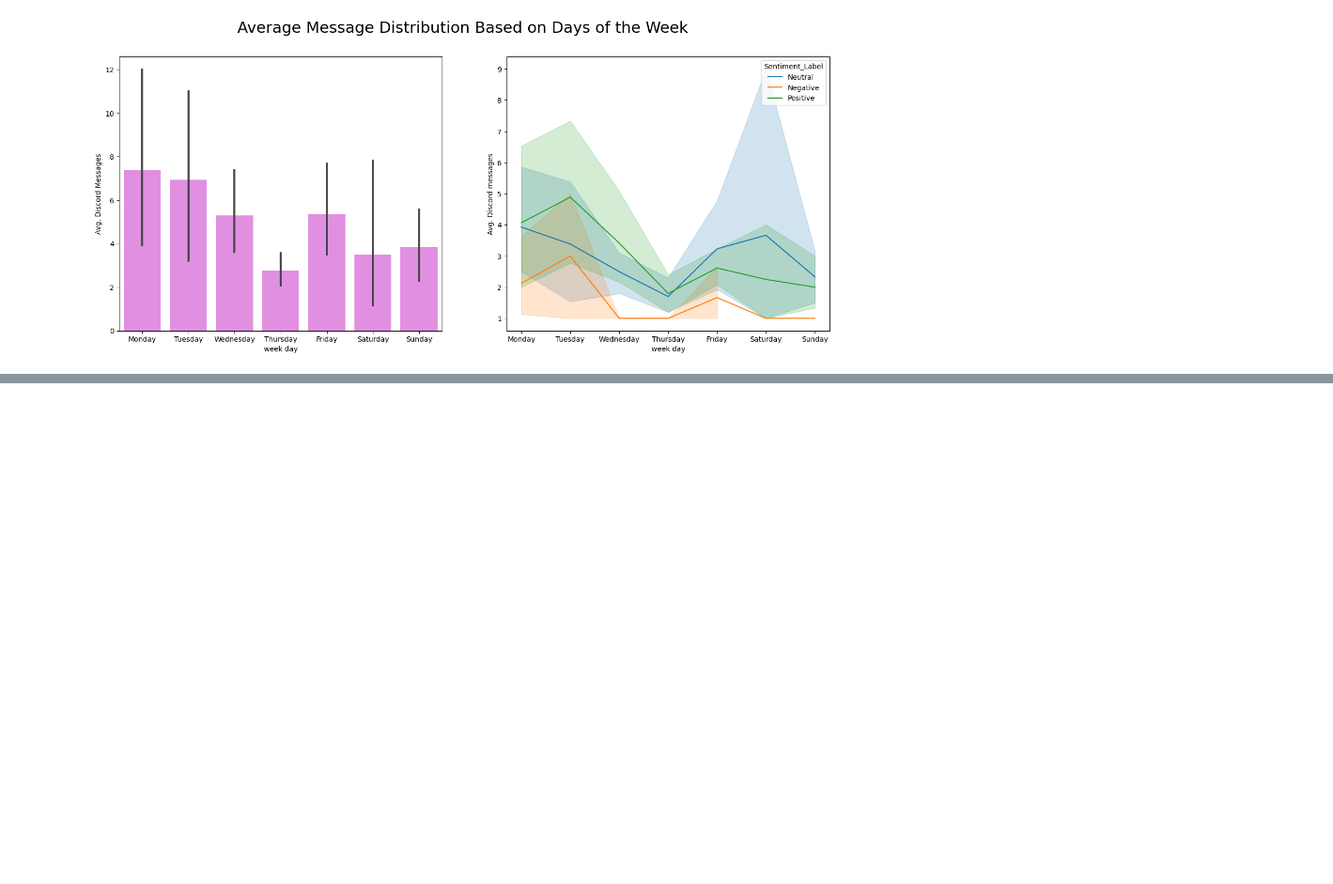
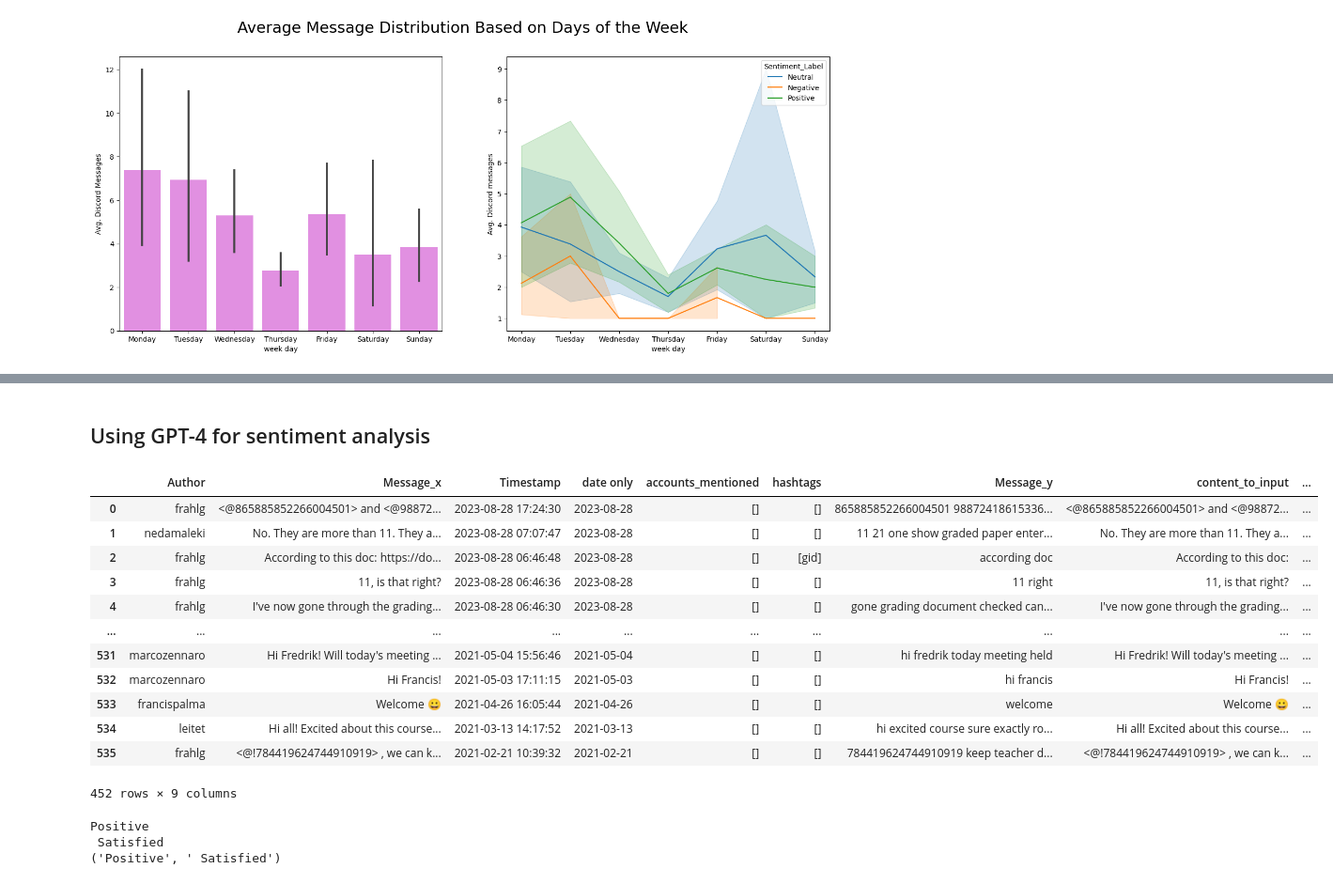
Before and after one commit to iot-lnu/Research-DiscordAnalysis, a Jupyter notebook: DiscordAnalysis_TeacherChannel_csv.ipynb, the cells around one changed output, grey strips where cells are left out. Shown: that part at 94% size. Drawn from its saved outputs; the diff is of its cells as text; code cells hidden in the pictures; blank space fills up the shorter version.

Commit message:
teacher messages labeled

```diff
--- a/DiscordAnalysis_TeacherChannel_csv.ipynb
+++ b/DiscordAnalysis_TeacherChannel_csv.ipynb
@@ -382,0 +461,21 @@ plt.axis('off')
+# %% [markdown]
+## Using GPT-4 for sentiment analysis
+# %%
+# Drop rows where 'message' column is an empty string
+df_messages = df[df["content_to_input"] != '']
+# %%
+df_messages
+# %% [output]
+|  | Author | Message_x | Timestamp | date only | accounts_mentioned | hashtags | Message_y | content_to_input | ... |
+| 0 | frahlg | <@865885852266004501> and <@98872... | 2023-08-28 17:24:30 | 2023-08-28 | [] | [] | 865885852266004501 98872418615336... | <@865885852266004501> and <@98872... | ... |
+| 1 | nedamaleki | No. They are more than 11. They a... | 2023-08-28 07:07:47 | 2023-08-28 | [] | [] | 11 21 one show graded paper enter... | No. They are more than 11. They a... | ... |
+| 2 | frahlg | According to this doc: https://do... | 2023-08-28 06:46:48 | 2023-08-28 | [] | [gid] | according doc | According to this doc: | ... |
+| 3 | frahlg | 11, is that right? | 2023-08-28 06:46:36 | 2023-08-28 | [] | [] | 11 right | 11, is that right? | ... |
+| 4 | frahlg | I've now gone through the grading... | 2023-08-28 06:46:30 | 2023-08-28 | [] | [] | gone grading document checked can... | I've now gone through the grading... | ... |
+| ... | ... | ... | ... | ... | ... | ... | ... | ... | ... |
+| 531 | marcozennaro | Hi Fredrik! Will today's meeting ... | 2021-05-04 15:56:46 | 2021-05-04 | [] | [] | hi fredrik today meeting held | Hi Fredrik! Will today's meeting ... | ... |
+| 532 | marcozennaro | Hi Francis! | 2021-05-03 17:11:15 | 2021-05-03 | [] | [] | hi francis | Hi Francis! | ... |
+| 533 | francispalma | Welcome 😀 | 2021-04-26 16:05:44 | 2021-04-26 | [] | [] | welcome | Welcome 😀 | ... |
+| 534 | leitet | Hi all! Excited about this course... | 2021-03-13 14:17:52 | 2021-03-13 | [] | [] | hi excited course sure exactly ro... | Hi all! Excited about this course... | ... |
+| 535 | frahlg | <@!784419624744910919> , we can k... | 2021-02-21 10:39:32 | 2021-02-21 | [] | [] | 784419624744910919 keep teacher d... | <@!784419624744910919> , we can k... | ... |
+452 rows × 9 columns
@@ -382,0 +543,8 @@ plt.axis('off')
+# %%
+message = "I really enjoyed the lecture today."
+result = get_sentiment(message)
+print(result)
+# %% [output]
+Positive
+ Satisfied
+('Positive', ' Satisfied')
```
Also changed, not shown: parts of 8 cells of this notebook.
